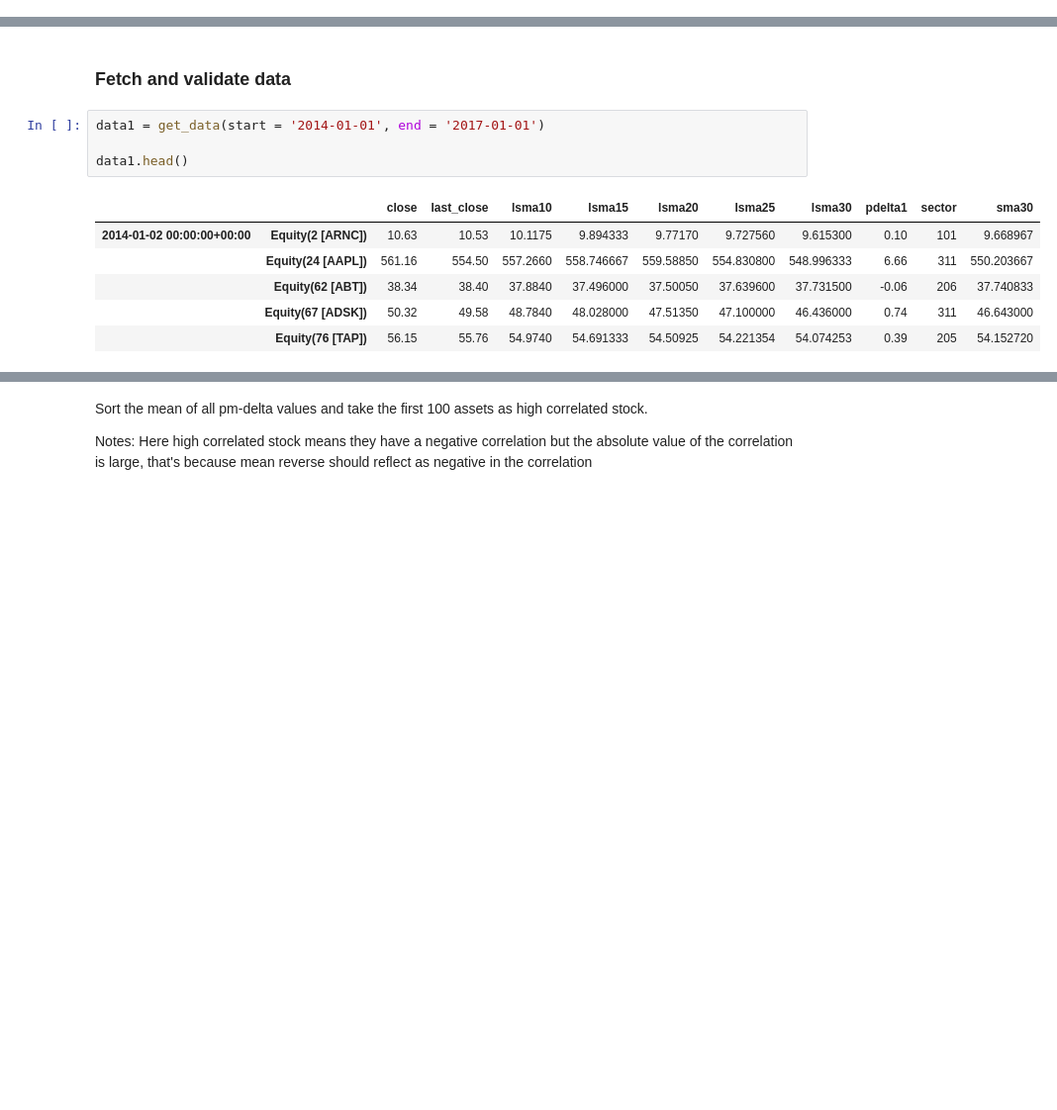
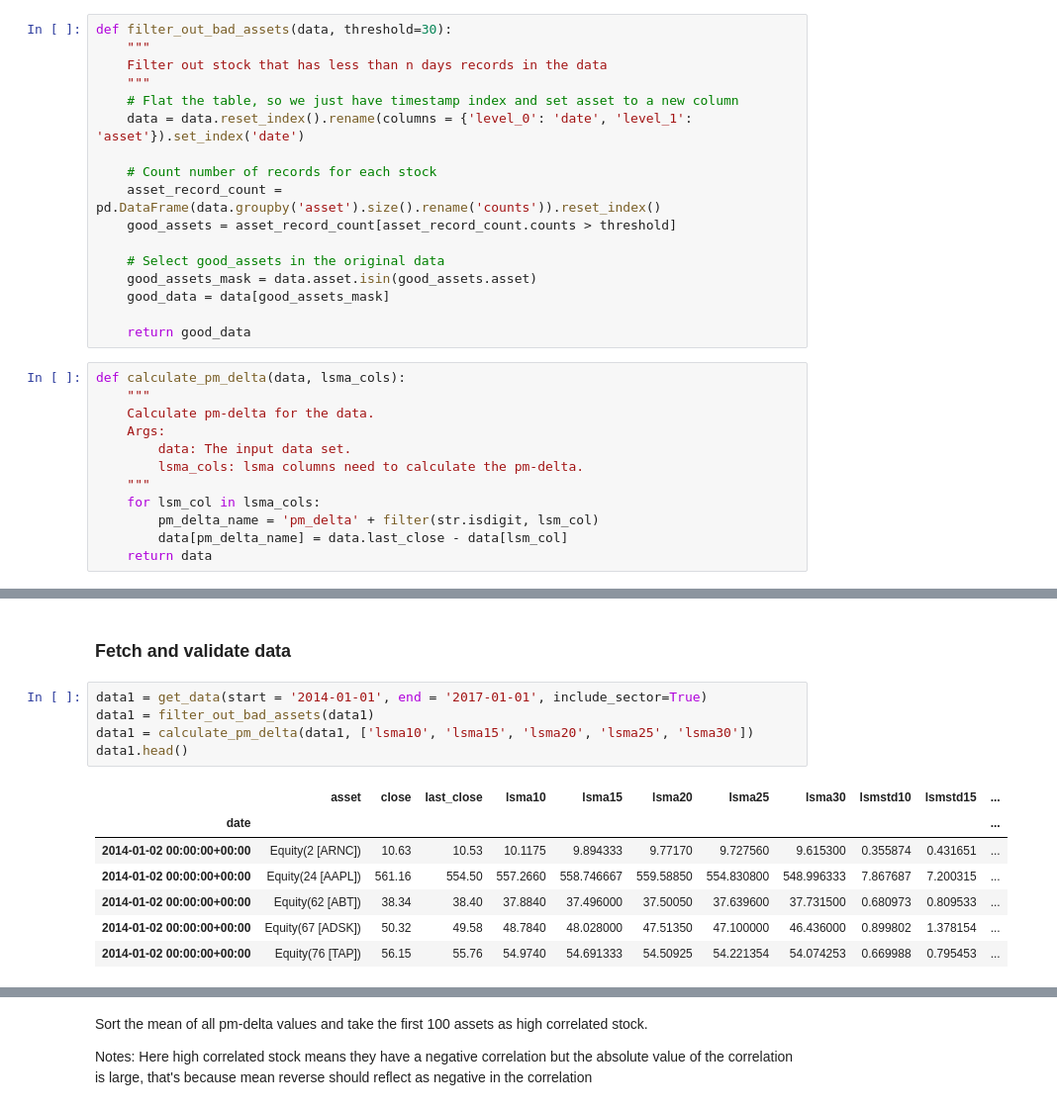
Before and after one commit to carychen/PPX, a Jupyter notebook: code/modified_mean_reverse/research/Mean+Reverse+Research+1.ipynb, the cells around one changed output, grey strips where cells are left out. Shown: that part at 99% size. Cells and saved outputs as stored; diff of their text form; blank space fills up the shorter version.

```diff
--- a/code/modified_mean_reverse/research/Mean+Reverse+Research+1.ipynb
+++ b/code/modified_mean_reverse/research/Mean+Reverse+Research+1.ipynb
@@ -123,18 +158,49 @@ data
+# %%
+def filter_out_bad_assets(data, threshold=30):
+    """
+    Filter out stock that has less than n days records in the data
+    """
+    # Flat the table, so we just have timestamp index and set asset to a new column
+    data = data.reset_index().rename(columns = {'level_0': 'date', 'level_1': 'asset'}).set_index('date')
+
+    # Count number of records for each stock
+    asset_record_count = pd.DataFrame(data.groupby('asset').size().rename('counts')).reset_index()
+    good_assets = asset_record_count[asset_record_count.counts > threshold]
+
+    # Select good_assets in the original data
+    good_assets_mask = data.asset.isin(good_assets.asset)
+    good_data = data[good_assets_mask]
+
+    return good_data
+# %%
+def calculate_pm_delta(data, lsma_cols):
+    """
+    Calculate pm-delta for the data.
+    Args:
+        data: The input data set.
+        lsma_cols: lsma columns need to calculate the pm-delta.
+    """
+    for lsm_col in lsma_cols:
+        pm_delta_name = 'pm_delta' + filter(str.isdigit, lsm_col)
+        data[pm_delta_name] = data.last_close - data[lsm_col]
+    return data
 # %% [markdown]
 ## Step 1. Correlation between P-Delta and PM-Delta
 # %% [markdown]
 ### Fetch and validate data
 # %%
-data1 = get_data(start = '2014-01-01', end = '2017-01-01')
-
+data1 = get_data(start = '2014-01-01', end = '2017-01-01', include_sector=True)
+data1 = filter_out_bad_assets(data1)
+data1 = calculate_pm_delta(data1, ['lsma10', 'lsma15', 'lsma20', 'lsma25', 'lsma30'])
 data1.head()
 # %% [output]
-|  |  | close | last_close | lsma10 | lsma15 | lsma20 | lsma25 | lsma30 | pdelta1 | sector | sma30 |
-| 2014-01-02 00:00:00+00:00 | Equity(2 [ARNC]) | 10.63 | 10.53 | 10.1175 | 9.894333 | 9.77170 | 9.727560 | 9.615300 | 0.10 | 101 | 9.668967 |
-|  | Equity(24 [AAPL]) | 561.16 | 554.50 | 557.2660 | 558.746667 | 559.58850 | 554.830800 | 548.996333 | 6.66 | 311 | 550.203667 |
-|  | Equity(62 [ABT]) | 38.34 | 38.40 | 37.8840 | 37.496000 | 37.50050 | 37.639600 | 37.731500 | -0.06 | 206 | 37.740833 |
-|  | Equity(67 [ADSK]) | 50.32 | 49.58 | 48.7840 | 48.028000 | 47.51350 | 47.100000 | 46.436000 | 0.74 | 311 | 46.643000 |
-|  | Equity(76 [TAP]) | 56.15 | 55.76 | 54.9740 | 54.691333 | 54.50925 | 54.221354 | 54.074253 | 0.39 | 205 | 54.152720 |
+|  | asset | close | last_close | lsma10 | lsma15 | lsma20 | lsma25 | lsma30 | lsmstd10 | lsmstd15 | ... |
+| date |  |  |  |  |  |  |  |  |  |  | ... |
+| 2014-01-02 00:00:00+00:00 | Equity(2 [ARNC]) | 10.63 | 10.53 | 10.1175 | 9.894333 | 9.77170 | 9.727560 | 9.615300 | 0.355874 | 0.431651 | ... |
+| 2014-01-02 00:00:00+00:00 | Equity(24 [AAPL]) | 561.16 | 554.50 | 557.2660 | 558.746667 | 559.58850 | 554.830800 | 548.996333 | 7.867687 | 7.200315 | ... |
+| 2014-01-02 00:00:00+00:00 | Equity(62 [ABT]) | 38.34 | 38.40 | 37.8840 | 37.496000 | 37.50050 | 37.639600 | 37.731500 | 0.680973 | 0.809533 | ... |
+| 2014-01-02 00:00:00+00:00 | Equity(67 [ADSK]) | 50.32 | 49.58 | 48.7840 | 48.028000 | 47.51350 | 47.100000 | 46.436000 | 0.899802 | 1.378154 | ... |
+| 2014-01-02 00:00:00+00:00 | Equity(76 [TAP]) | 56.15 | 55.76 | 54.9740 | 54.691333 | 54.50925 | 54.221354 | 54.074253 | 0.669988 | 0.795453 | ... |
 # %%
 data1.loc['2014-01-03'].head()
 # %% [output]
```
Also changed, not shown: parts of 38 cells of this notebook.
